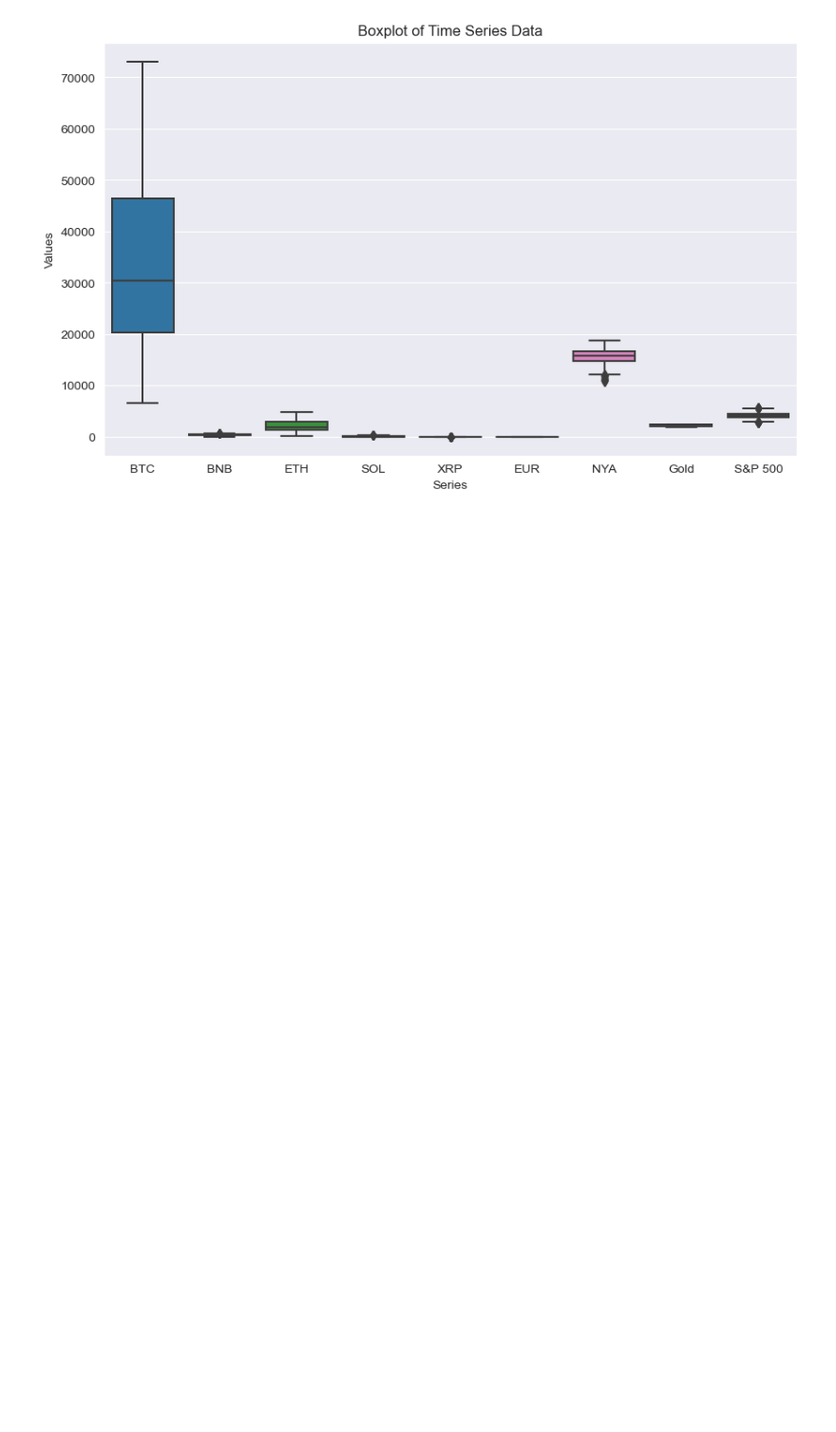
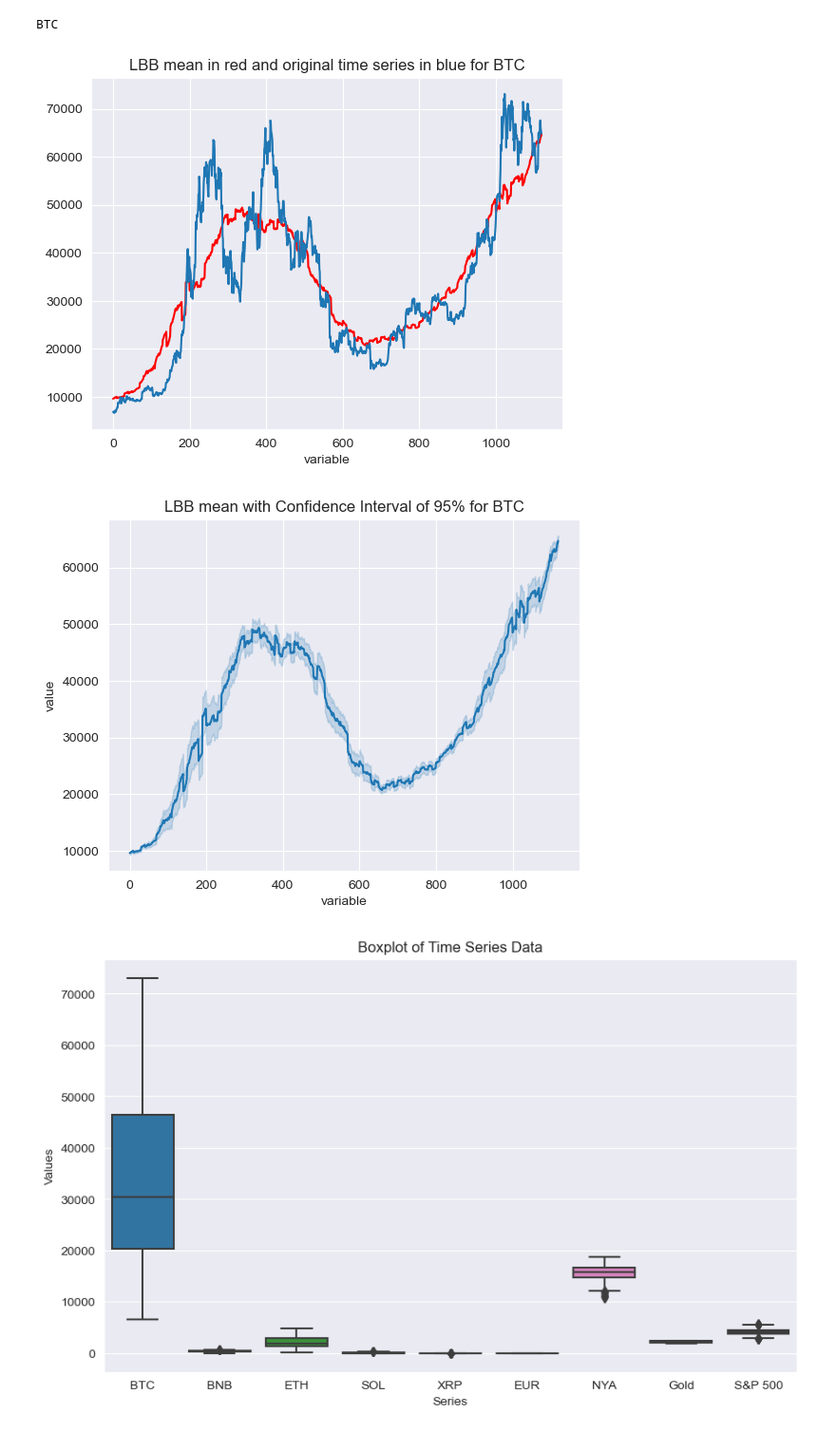
Before and after one commit to Traivok/bss, a Jupyter notebook: main.ipynb, the cells around one changed output. Shown at 95% size. Saved outputs shown, nothing was run; the diff lists cells and outputs as text; code cells hidden in the pictures; blank space fills up the shorter version.

```diff
--- a/main.ipynb
+++ b/main.ipynb
@@ -19,7 +19,15 @@ csv_files = [
 from utils.reader import CryptoCsvReader
 from utils.plotter import Plotter
 # %%
-from mfn.entropy import MFN
+btc_reader = CryptoCsvReader('data/BTC-USD.csv')
+btc_data = btc_reader.read()
+
+plotter = Plotter(btc_data, 'BTC')
+plotter.plot_series()
+# %% [output]
+BTC
+[figure, added]
+[figure, added]
 # %%
 from matplotlib import pyplot as plt
 
```
Also changed, not shown: parts of 2 cells of this notebook, 2 other files.
